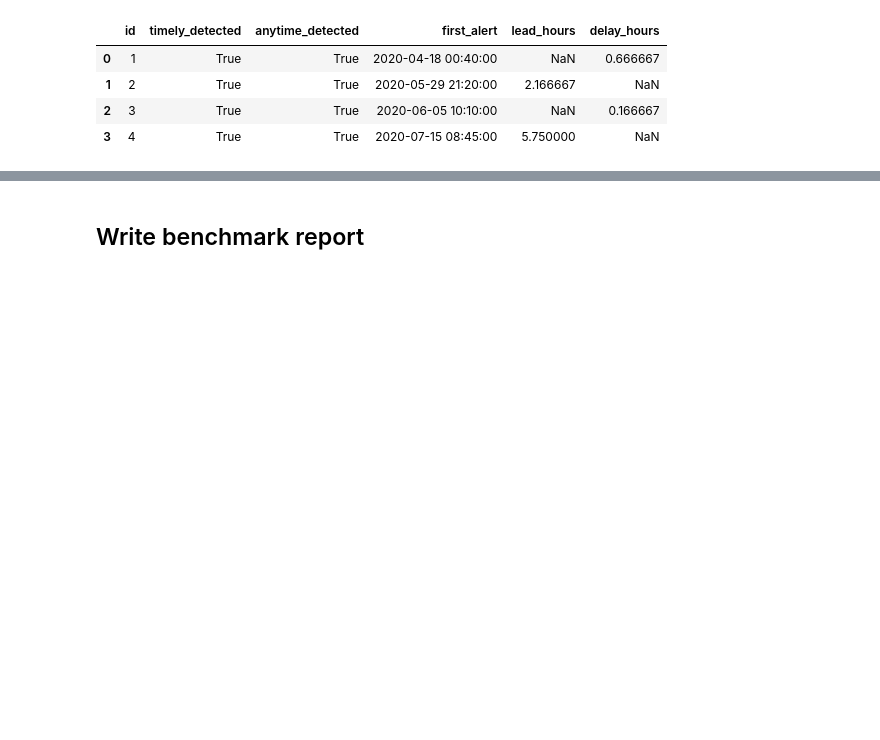
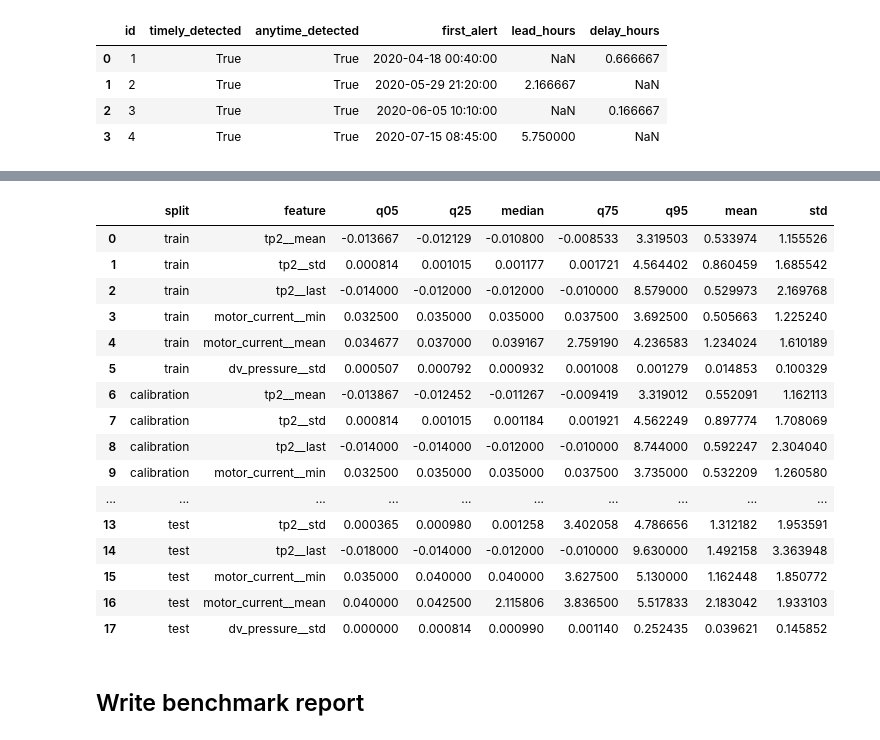
Before and after one commit to AIVIETNAM-AIO-LQThai/xAI-Compressor, a Jupyter notebook: notebooks/03_detector_benchmark.ipynb, the cells around one changed output, grey strips where cells are left out. Cells and saved outputs as stored; diff of their text form; code cells hidden in the pictures; blank space fills up the shorter version.

```diff
--- a/notebooks/03_detector_benchmark.ipynb
+++ b/notebooks/03_detector_benchmark.ipynb
@@ -430,3 +509,61 @@ Configured primary detector: pca_reconstruction
+# %%
+regime_features = [
+    "tp2__mean",
+    "tp2__std",
+    "tp2__last",
+    "motor_current__min",
+    "motor_current__mean",
+    "dv_pressure__std",
+]
+
+regime_rows = []
+
+for split_name, frame in [
+    ("train", train),
+    ("calibration", calibration),
+    ("test", test),
+]:
+    for feature in regime_features:
+        values = (
+            frame[feature]
+            .astype(float)
+        )
+
+        regime_rows.append(
+            {
+                "split": split_name,
+                "feature": feature,
+                "q05": float(values.quantile(0.05)),
+                "q25": float(values.quantile(0.25)),
+                "median": float(values.median()),
+                "q75": float(values.quantile(0.75)),
+                "q95": float(values.quantile(0.95)),
+                "mean": float(values.mean()),
+                "std": float(values.std()),
+            }
+        )
+
+regime_coverage = pd.DataFrame(regime_rows)
+
+regime_coverage
+# %% [output]
+|  | split | feature | q05 | q25 | median | q75 | q95 | mean | std |
+| 0 | train | tp2__mean | -0.013667 | -0.012129 | -0.010800 | -0.008533 | 3.319503 | 0.533974 | 1.155526 |
+| 1 | train | tp2__std | 0.000814 | 0.001015 | 0.001177 | 0.001721 | 4.564402 | 0.860459 | 1.685542 |
+| 2 | train | tp2__last | -0.014000 | -0.012000 | -0.012000 | -0.010000 | 8.579000 | 0.529973 | 2.169768 |
+| 3 | train | motor_current__min | 0.032500 | 0.035000 | 0.035000 | 0.037500 | 3.692500 | 0.505663 | 1.225240 |
+| 4 | train | motor_current__mean | 0.034677 | 0.037000 | 0.039167 | 2.759190 | 4.236583 | 1.234024 | 1.610189 |
+| 5 | train | dv_pressure__std | 0.000507 | 0.000792 | 0.000932 | 0.001008 | 0.001279 | 0.014853 | 0.100329 |
+| 6 | calibration | tp2__mean | -0.013867 | -0.012452 | -0.011267 | -0.009419 | 3.319012 | 0.552091 | 1.162113 |
+| 7 | calibration | tp2__std | 0.000814 | 0.001015 | 0.001184 | 0.001921 | 4.562249 | 0.897774 | 1.708069 |
+| 8 | calibration | tp2__last | -0.014000 | -0.014000 | -0.012000 | -0.010000 | 8.744000 | 0.592247 | 2.304040 |
+| 9 | calibration | motor_current__min | 0.032500 | 0.035000 | 0.035000 | 0.037500 | 3.735000 | 0.532209 | 1.260580 |
+| ... | ... | ... | ... | ... | ... | ... | ... | ... | ... |
+| 13 | test | tp2__std | 0.000365 | 0.000980 | 0.001258 | 3.402058 | 4.786656 | 1.312182 | 1.953591 |
+| 14 | test | tp2__last | -0.018000 | -0.014000 | -0.012000 | -0.010000 | 9.630000 | 1.492158 | 3.363948 |
+| 15 | test | motor_current__min | 0.035000 | 0.040000 | 0.040000 | 3.627500 | 5.130000 | 1.162448 | 1.850772 |
+| 16 | test | motor_current__mean | 0.040000 | 0.042500 | 2.115806 | 3.836500 | 5.517833 | 2.183042 | 1.933103 |
+| 17 | test | dv_pressure__std | 0.000000 | 0.000814 | 0.000990 | 0.001140 | 0.252435 | 0.039621 | 0.145852 |
 # %% [markdown]
 ## Write benchmark report
 # %%
```
Also changed, not shown: parts of 6 cells of this notebook, 11 other files.
